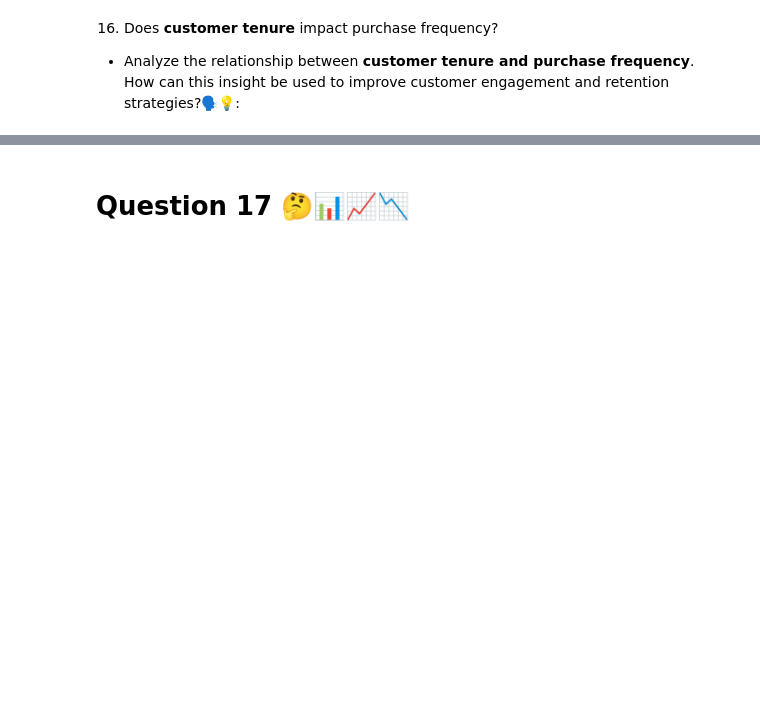
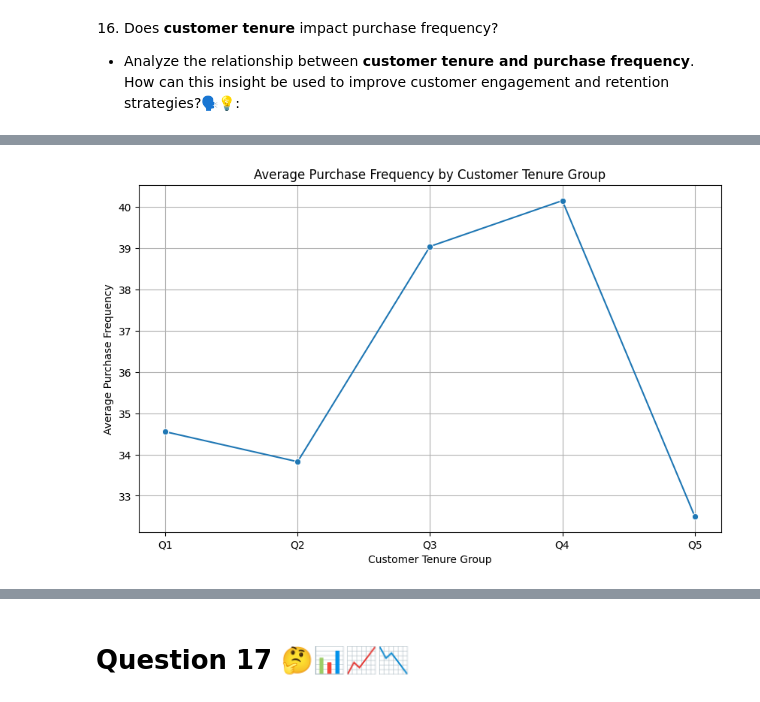
Before and after one commit to Smita569/E-commerce_Marketing_and_sales, a Jupyter notebook: E_commerce_Marketing_and_sales_Business_Case.ipynb, the cells around one changed output, grey strips where cells are left out. Cells and saved outputs as stored; diff of their text form; code cells hidden in the pictures; blank space fills up the shorter version.

```diff
--- a/E_commerce_Marketing_and_sales_Business_Case.ipynb
+++ b/E_commerce_Marketing_and_sales_Business_Case.ipynb
@@ -820,3 +814,14 @@ plt.show()
 # %% [markdown]
 16. Does **customer tenure** impact purchase frequency?
 * Analyze the relationship between **customer tenure and purchase frequency**. How can this insight be used to improve customer engagement and retention strategies?🗣️💡:
+# %%
+# Get the required columns from data
+df_customer_tenure=df_sales_with_first_purchase[['CustomerID','Tenure_Months']].copy().drop_duplicates()
+# Group customer id by transaction id
+purchase_frequency = df_sales_with_first_purchase.groupby('CustomerID')['Transaction_ID'].count().reset_index()
+purchase_frequency.rename(columns={'Transaction_ID': 'Purchase_Frequency'}, inplace=True)
+# merge two data on customer id
+df_customer_tenure_purchase_frequency=pd.merge(df_customer_tenure,purchase_frequency,on='CustomerID')
+#Group the data into five equal parts
+df_customer_tenure_purchase_frequency['Tenure_Group'] = pd.qcut(df_customer_tenure_purchase_frequency['Tenure_Months'], q=5, labels=['Q1', 'Q2', 'Q3', 'Q4','Q5'])
+df_customer_tenure_purchase_frequency.sort_values(by='Tenure_Group',ascending=True).head(10)
@@ -822,0 +840,4 @@ plt.show()
+# %%
+# Group Tenure Group by purchase frequency
+average_frequency_by_tenure =df_customer_tenure_purchase_frequency.groupby('Tenure_Group')['Purchase_Frequency'].mean().reset_index()
+average_frequency_by_tenure
@@ -822,0 +851,11 @@ plt.show()
+# %%
+# plot the above average_frequency_by_tenure data to visualise customer tenure and avg purchase frequency
+plt.figure(figsize=(10, 6))
+sns.lineplot(data=average_frequency_by_tenure, x='Tenure_Group', y='Purchase_Frequency', marker='o')
+plt.title('Average Purchase Frequency by Customer Tenure Group')
+plt.xlabel('Customer Tenure Group')
+plt.ylabel('Average Purchase Frequency')
+plt.grid(True)
+plt.show()
+# %% [output]
+[figure, added]
```
Also changed, not shown: parts of 4 cells of this notebook.
